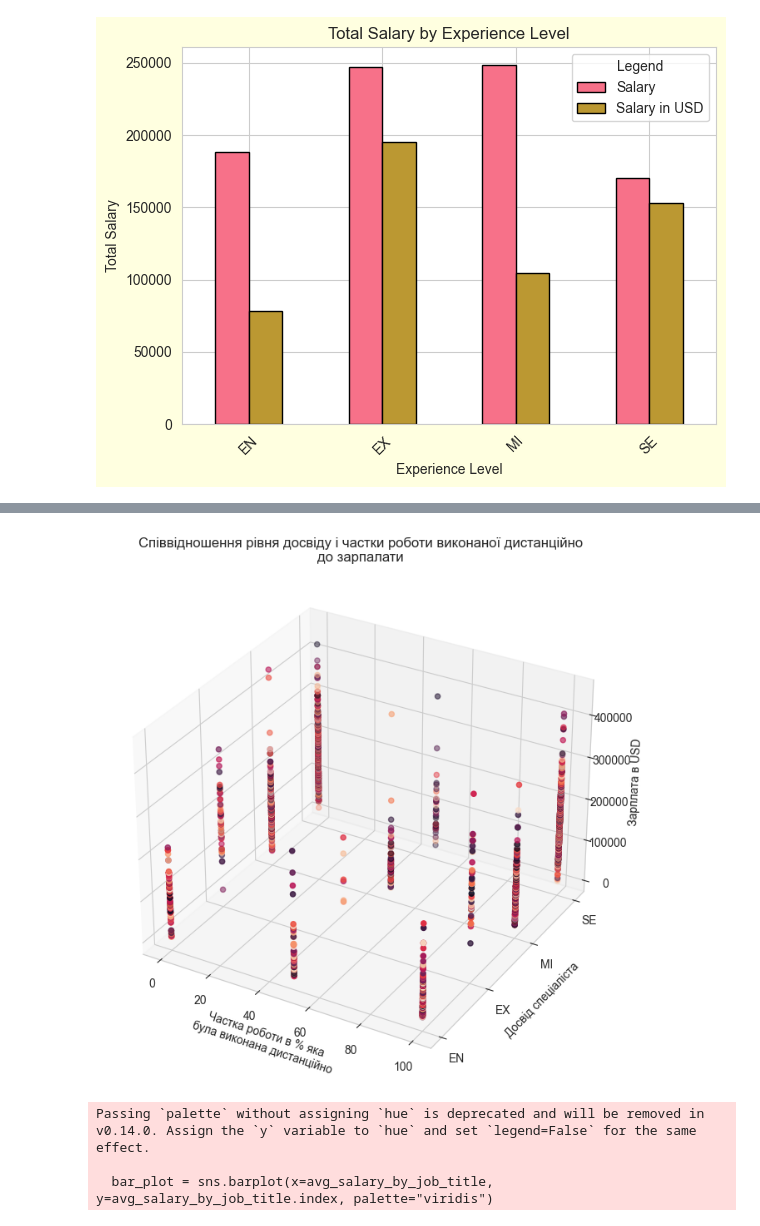
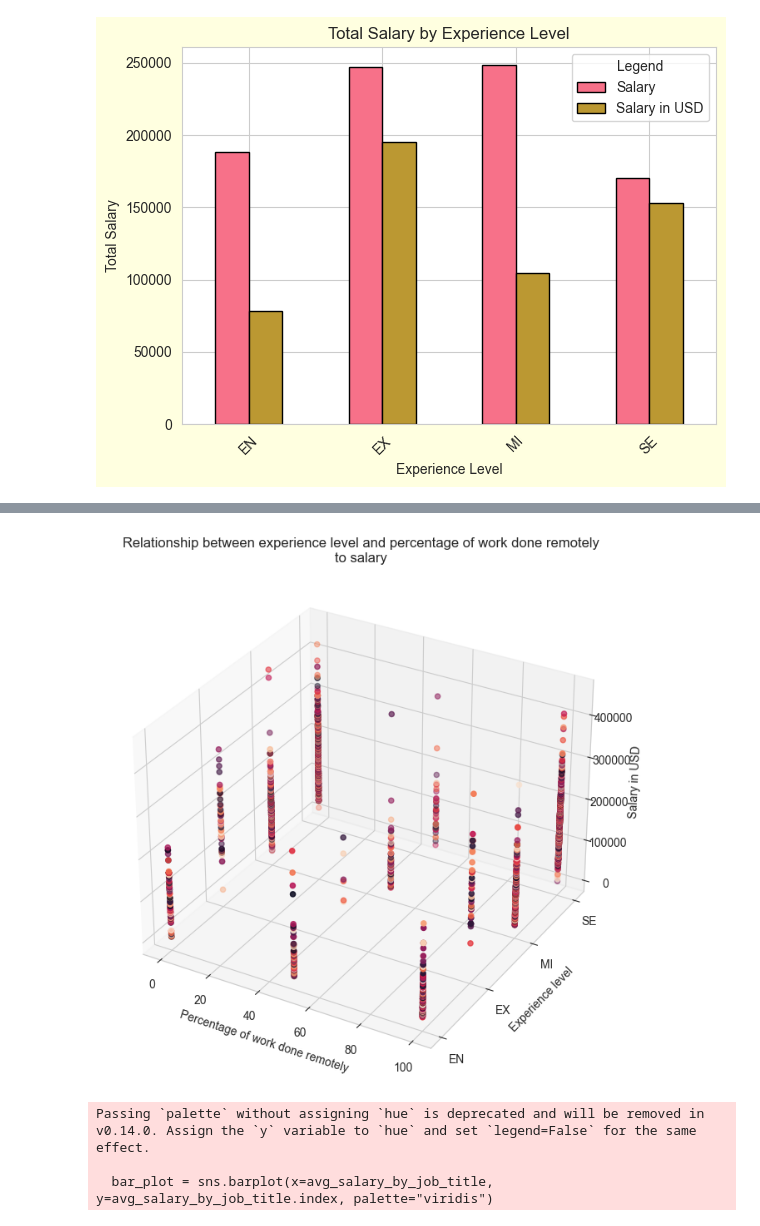
Before and after one commit to Romeo-Romario/Data-Analysis, a Jupyter notebook: Data Science Salaries Analysis/Data_Science_Salaries_Analysis.ipynb, the cells around one changed output, grey strips where cells are left out. Drawn from its saved outputs; the diff is of its cells as text; code cells hidden in the pictures.

```diff
--- a/Data Science Salaries Analysis/Data_Science_Salaries_Analysis.ipynb
+++ b/Data Science Salaries Analysis/Data_Science_Salaries_Analysis.ipynb
@@ -94,38 +94,39 @@ print(tabulate(transposed_cross_table_sorted, headers='keys', tablefmt='grid'))
 # %%
 df_encoded = df.copy()
 
 # Initialize LabelEncoder
 label_encoder = LabelEncoder()
 
 # Encode the 'experience_level' column
 df_encoded['experience_level_encoded'] = label_encoder.fit_transform(df['experience_level'])
 
 # Create a 3D scatter plot
 fig = plt.figure(figsize=(10, 8))
 ax = fig.add_subplot(111, projection='3d')
 
 # Extracting data from the DataFrame
 remote_ratio = df_encoded['remote_ratio']
 experience_level_encoded = df_encoded['experience_level_encoded']
 salary_in_usd = df_encoded['salary_in_usd']
 colors = np.random.rand(len(df_encoded))
 
 # Plotting the data
 ax.scatter(remote_ratio, experience_level_encoded, salary_in_usd, c=colors, marker='o')
 
 # Set labels and title
-ax.set_xlabel('Частка роботи в % яка\nбула виконана дистанційно')
-ax.set_ylabel('Досвід спеціаліста')
-ax.set_zlabel('Зарплата в USD')
-ax.set_title('Співвідношення рівня досвіду і частки роботи виконаної дистанційно\nдо зарпалати')
+ax.set_xlabel('Percentage of work done remotely')
+ax.set_ylabel('Experience level')
+ax.set_zlabel('Salary in USD')
+ax.set_title('Relationship between experience level and percentage of work done remotely\nto salary')
+
 
 # Set tick labels for the encoded experience levels
 ax.set_yticks(label_encoder.transform(label_encoder.classes_))
 ax.set_yticklabels(label_encoder.classes_)
 
 plt.show()
 # %% [output]
-[figure, old version]
+[figure, new version]
 # %%
 avg_salary_by_job_title = df.groupby("job_title")["salary_in_usd"].mean().sort_values(ascending=False)
 
```
Also changed, not shown: parts of 1 cell of this notebook.
